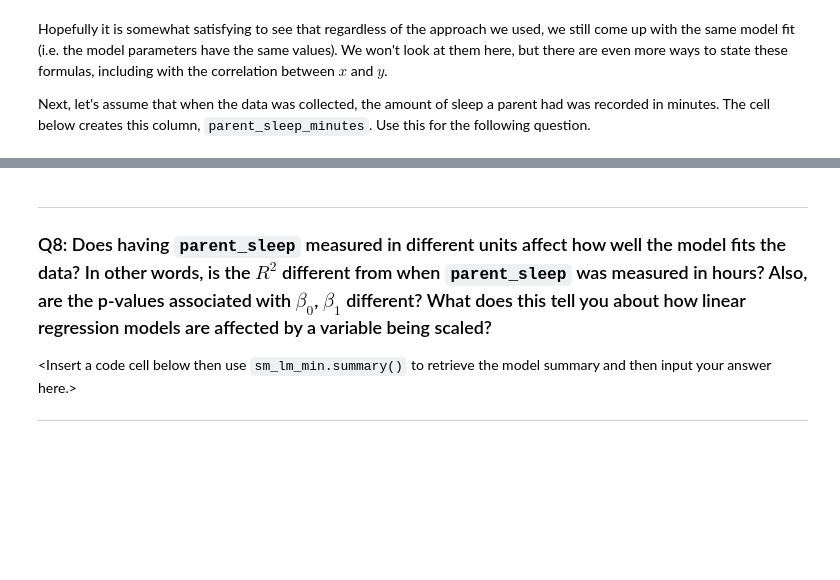
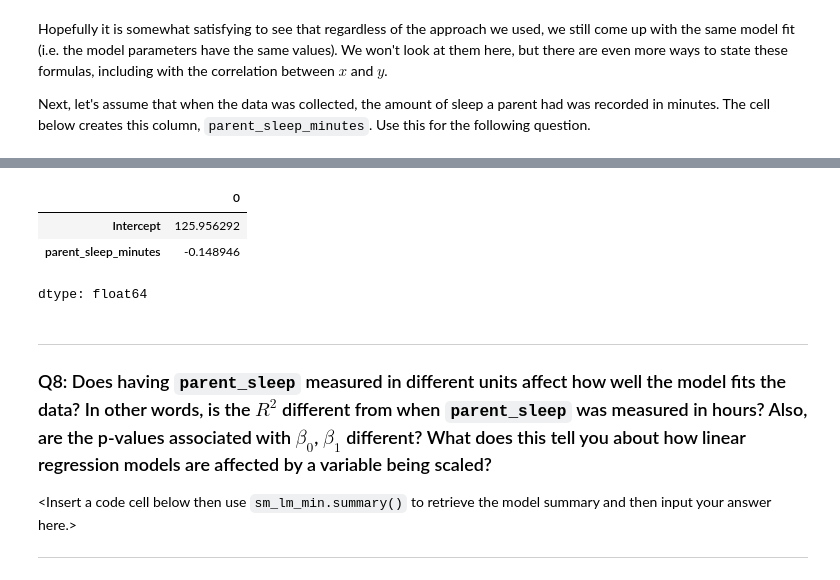
Before and after one commit to Cadogan303/CS3120, a Jupyter notebook: lab01_linear_regression.ipynb, the cells around one changed output, grey strips where cells are left out. Drawn from its saved outputs; the diff is of its cells as text; code cells hidden in the pictures; blank space fills up the shorter version.

```diff
--- a/lab01_linear_regression.ipynb
+++ b/lab01_linear_regression.ipynb
@@ -532,6 +616,11 @@ df.parent_sleep_minutes.describe()
 # %%
-sm_lm_min = smf.ols(formula=' ~ ', data=df).fit()
+sm_lm_min = smf.ols(formula='parent_grumpy ~ parent_sleep_minutes', data=df).fit()
 sm_lm_min.params
+# %% [output]
+|  | 0 |
+| Intercept | 125.956292 |
+| parent_sleep_minutes | -0.148946 |
+dtype: float64
 # %% [markdown]
 ***
 
```
Also changed, not shown: parts of 19 cells of this notebook.
